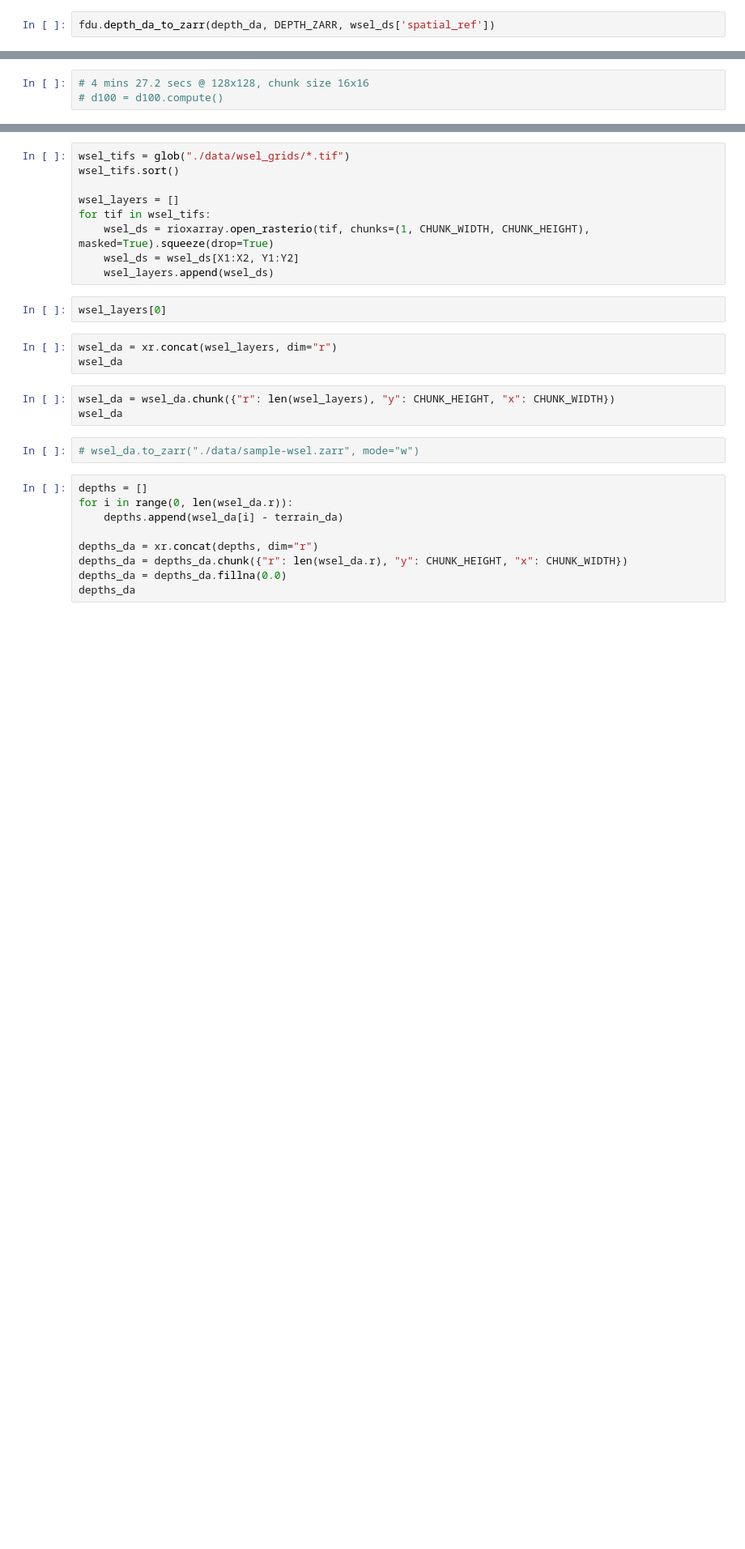
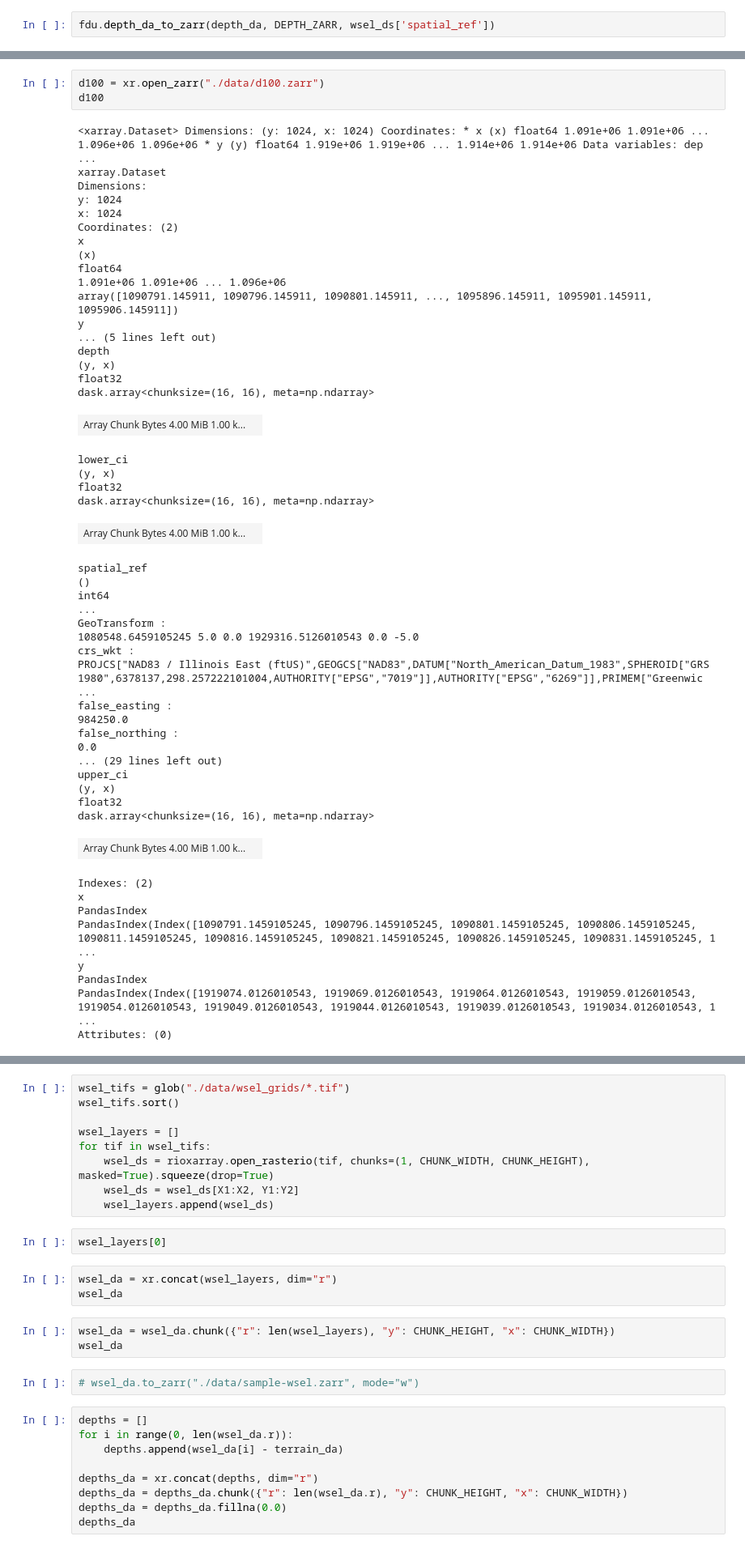
Before and after one commit to arc-pts/ffrd-grid-concept, a Jupyter notebook: ffrd-grid-concept.ipynb, the cells around one changed output, grey strips where cells are left out. Shown at 81% size. Drawn from its saved outputs; the diff is of its cells as text; blank space fills up the shorter version.

```diff
--- a/ffrd-grid-concept.ipynb
+++ b/ffrd-grid-concept.ipynb
@@ -251,5 +297,55 @@ Error:
-# %%
-# 4 mins 27.2 secs @ 128x128, chunk size 16x16
-# d100 = d100.compute()
+# %%
+d100 = xr.open_zarr("./data/d100.zarr")
+d100
+# %% [output]
+<xarray.Dataset> Dimensions: (y: 1024, x: 1024) Coordinates: * x (x) float64 1.091e+06 1.091e+06 ... 1.096e+06 1.096e+06 * y (y) float64 1.919e+06 1.919e+06 ... 1.914e+06 1.914e+06 Data variables: dep ...
+xarray.Dataset
+Dimensions:
+y: 1024
+x: 1024
+Coordinates: (2)
+x
+(x)
+float64
+1.091e+06 1.091e+06 ... 1.096e+06
+array([1090791.145911, 1090796.145911, 1090801.145911, ..., 1095896.145911, 1095901.145911, 1095906.145911])
+y
+... (5 lines left out)
+depth
+(y, x)
+float32
+dask.array<chunksize=(16, 16), meta=np.ndarray>
+| Array Chunk Bytes 4.00 MiB 1.00 k... |  |
+lower_ci
+(y, x)
+float32
+dask.array<chunksize=(16, 16), meta=np.ndarray>
+| Array Chunk Bytes 4.00 MiB 1.00 k... |  |
+spatial_ref
+()
+int64
+...
+GeoTransform :
+1080548.6459105245 5.0 0.0 1929316.5126010543 0.0 -5.0
+crs_wkt :
+PROJCS["NAD83 / Illinois East (ftUS)",GEOGCS["NAD83",DATUM["North_American_Datum_1983",SPHEROID["GRS 1980",6378137,298.257222101004,AUTHORITY["EPSG","7019"]],AUTHORITY["EPSG","6269"]],PRIMEM["Greenwic ...
+false_easting :
+984250.0
+false_northing :
+0.0
+... (29 lines left out)
+upper_ci
+(y, x)
+float32
+dask.array<chunksize=(16, 16), meta=np.ndarray>
+| Array Chunk Bytes 4.00 MiB 1.00 k... |  |
+Indexes: (2)
+x
+PandasIndex
+PandasIndex(Index([1090791.1459105245, 1090796.1459105245, 1090801.1459105245, 1090806.1459105245, 1090811.1459105245, 1090816.1459105245, 1090821.1459105245, 1090826.1459105245, 1090831.1459105245, 1 ...
+y
+PandasIndex
+PandasIndex(Index([1919074.0126010543, 1919069.0126010543, 1919064.0126010543, 1919059.0126010543, 1919054.0126010543, 1919049.0126010543, 1919044.0126010543, 1919039.0126010543, 1919034.0126010543, 1 ...
+Attributes: (0)
 # %%
 d100.depth.plot()
```
Also changed, not shown: parts of 25 cells of this notebook, 1 other file.
